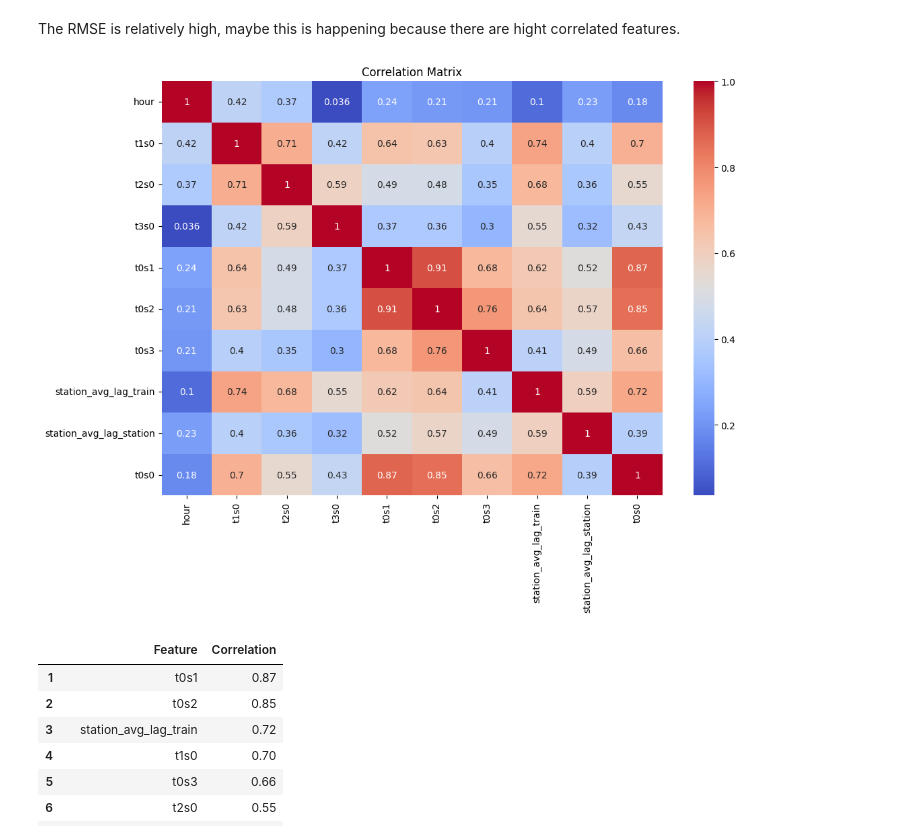
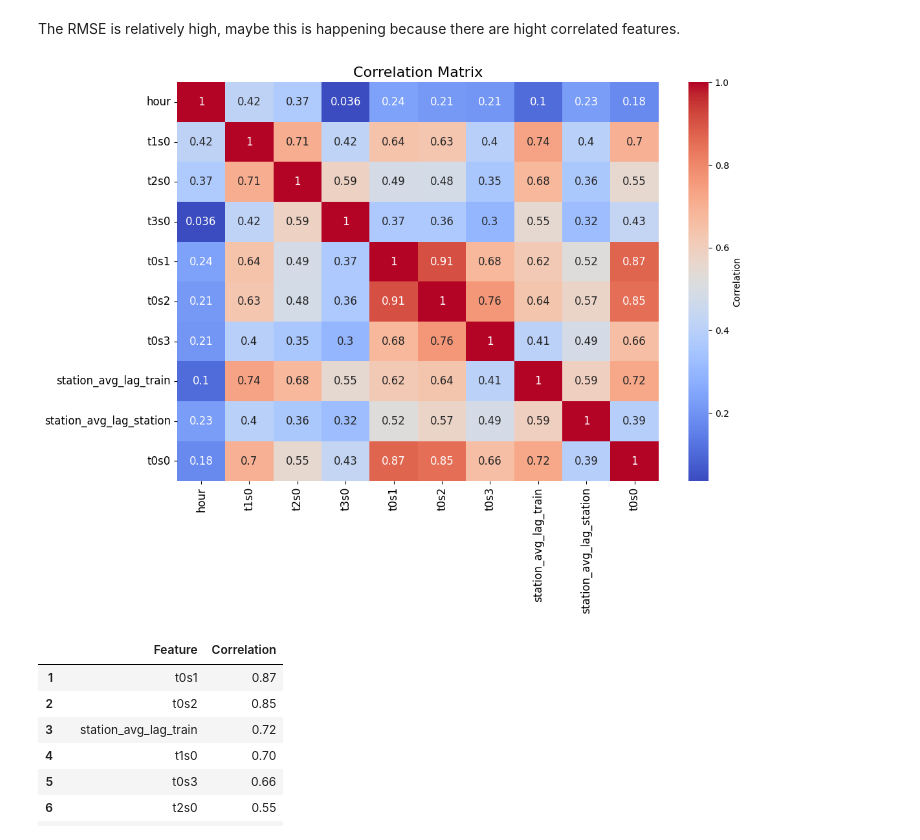
Before and after one commit to ArthurMbraga/machine-learning-project-CSC7201, a Jupyter notebook: project_new.ipynb, the cells around one changed output. Cells and saved outputs as stored; diff of their text form; code cells hidden in the pictures.

```diff
--- a/project_new.ipynb
+++ b/project_new.ipynb
@@ -78,11 +73,13 @@ RMSE now:  0.05724932806971575
 The RMSE is relatively high, maybe this is happening because there are hight correlated features.
 # %%
 plt.figure(figsize=(12, 8))
-sns.heatmap(df_train[all_cols].corr(), annot=True, cmap='coolwarm')
-plt.title('Correlation Matrix')
+sns.heatmap(df_train[all_cols].corr(), annot=True, cmap='coolwarm', annot_kws={"size": 12}, cbar_kws={'label': 'Correlation'})
+plt.title('Correlation Matrix', fontsize=16)
+plt.xticks(fontsize=12)
+plt.yticks(fontsize=12)
 plt.show()
 # %% [output]
-[figure, old version]
+[figure, new version]
 # %%
 #! wget https://raw.githubusercontent.com/andreaaraldo/machine-learning-for-networks/master/course_library/feature_engineering.py
 import feature_engineering
```
Also changed, not shown: parts of 13 cells of this notebook.
